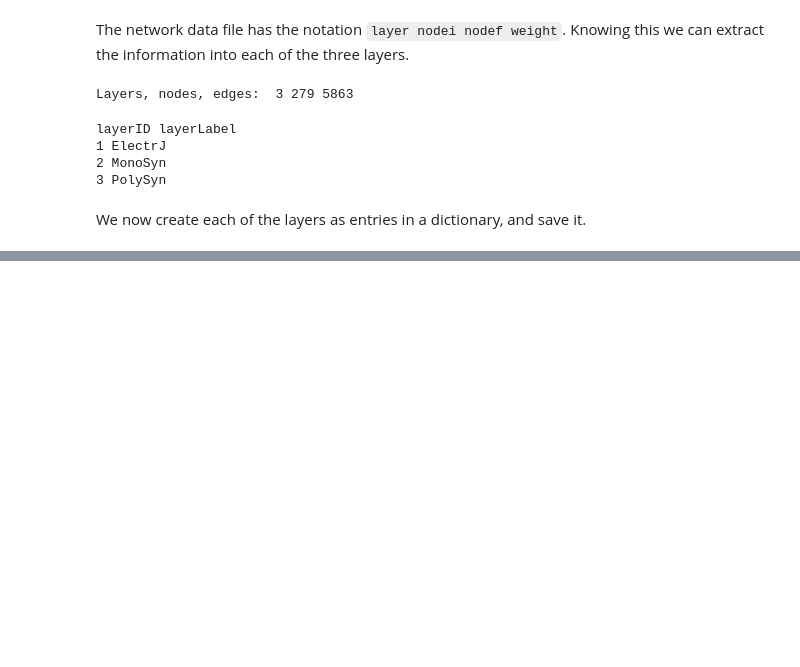
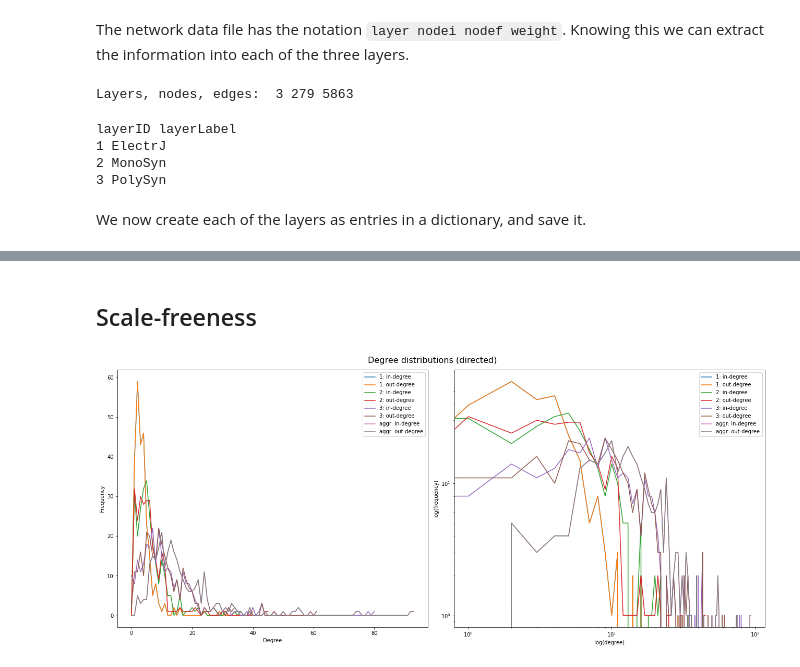
Before and after one commit to goznalo-git/RedesNeuronalesComplejas-UNED, a Jupyter notebook: ComplexNetwork/ComplexNetworkAnalysis.ipynb, the cells around one changed output, grey strips where cells are left out. Saved outputs shown, nothing was run; the diff lists cells and outputs as text; code cells hidden in the pictures; blank space fills up the shorter version.

```diff
--- a/ComplexNetwork/ComplexNetworkAnalysis.ipynb
+++ b/ComplexNetwork/ComplexNetworkAnalysis.ipynb
@@ -89 +116,3 @@ Clustering:  0.3371339990890197
 Diameter:  5
+# %% [markdown]
+## Scale-freeness
@@ -89,0 +140,29 @@ Diameter:  5
+# %%
+fig, ax = plt.subplots(1, 2, figsize=(18, 8))
+
+fig.suptitle('Degree distributions (directed)', fontsize = 16)
+
+for i, G in Glays.items():
+
+    in_degree_freq = degree_histogram(G, in_out='in')
+    out_degree_freq = degree_histogram(G, in_out='out')
+
+    ax[0].plot(range(len(in_degree_freq)), in_degree_freq, label=f'{i}: in-degree')
+    ax[0].plot(range(len(out_degree_freq)), out_degree_freq, label=f'{i}: out-degree')
+
+    ax[1].loglog(range(len(in_degree_freq)), in_degree_freq, label=f'{i}: in-degree')
+    ax[1].loglog(range(len(out_degree_freq)), out_degree_freq, label=f'{i}: out-degree')
+
+ax[0].set_xlabel('Degree')
+ax[0].set_ylabel('Frequency')
+ax[0].legend()
+
+ax[1].set_xlabel('log(degree)')
+ax[1].set_ylabel('log(frequency)')
+ax[1].legend()
+
+plt.tight_layout()
+
+plt.savefig('Figures/degree_distrib_dir.png', facecolor='white', transparent=False)
+# %% [output]
+[figure, added]
```
Also changed, not shown: parts of 19 cells of this notebook, 4 other files.
